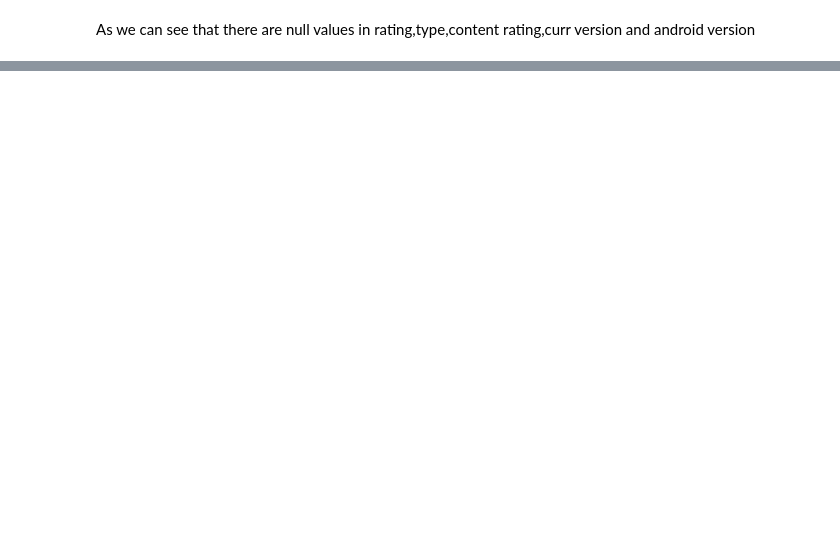
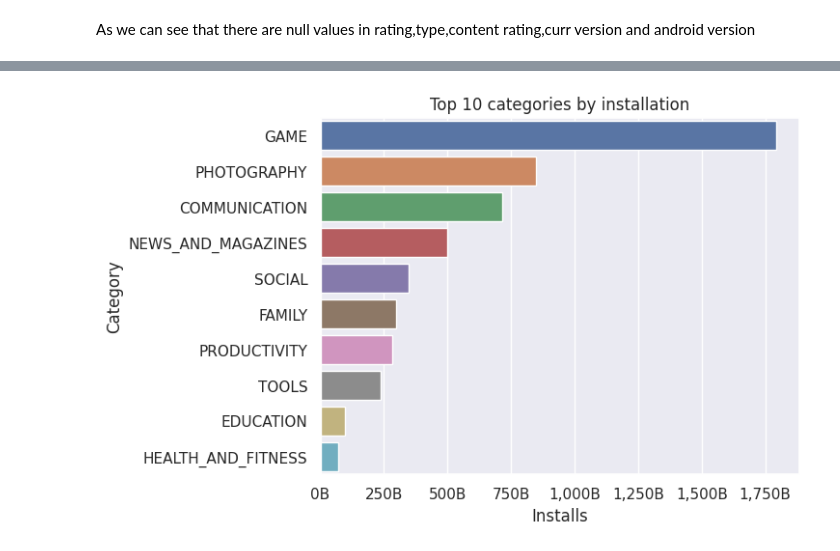
Before and after one commit to Sandykk2/Google_Playstore_EDA_Analysis, a Jupyter notebook: Shashank_EDA.ipynb, the cells around one changed output, grey strips where cells are left out. Drawn from its saved outputs; the diff is of its cells as text; code cells hidden in the pictures; blank space fills up the shorter version.

```diff
--- a/Shashank_EDA.ipynb
+++ b/Shashank_EDA.ipynb
@@ -106,0 +253,6 @@ rvw.info()
+# %%
+# first of all deal with null values for float type data type
+dta_st_2.dropna(subset=['Translated_Review'],inplace=True)
+dta_st_2.dropna(subset=['Sentiment'],inplace=True)
+dta_st_2['Sentiment_Polarity'].fillna(ds_2['Sentiment_Polarity'].mean,inplace=True)
+dta_st_2['Sentiment_Subjectivity'].fillna(ds_2['Sentiment_Subjectivity'].mean,inplace=True)
@@ -106,0 +284,4 @@ rvw.info()
+# %%
+merge_df= pd.merge(dta_st_1,dta_st_2,how='inner',on ='App')
+merge_df
+# finally we remove the mull values and merge the dataset
@@ -106,0 +345,4 @@ rvw.info()
+# %%
+merge_df['Category'] = merge_df['Category'].astype(str)
+merge_df['Category'] = merge_df['Category'].str.strip()
+print(merge_df['Category'].isnull().sum())
@@ -106,0 +383,5 @@ rvw.info()
+# %%
+# data cleaning of Installs column
+merge_df.Installs=merge_df.Installs.apply(lambda x : x.replace(',','') if ',' in x else x)
+merge_df.Installs=merge_df.Installs.apply(lambda x : x.replace('+','') if '+' in x else x)
+merge_df.Installs=merge_df.Installs.astype(int)
@@ -106,0 +414,12 @@ rvw.info()
+# %%
+top10_category=merge_df.groupby(['Category']).agg({'Installs':np.sum}).sort_values('Installs',ascending=False)[:10]
+top10_category.sort_values('Installs',ascending=False)
+# Top 10 categories by installation
+sns.set(style='darkgrid')
+a=sns.barplot(y=top10_category.index,x='Installs',data=top10_category,orient='h')
+xlabels = ['{:,.0f}'.format(x) + 'B' for x in a.get_xticks()/1000000000]
+a.set_xticklabels(xlabels)
+plt.title('Top 10 categories by installation')
+plt.show()
+# %% [output]
+[figure, added]
```
Also changed, not shown: parts of 40 cells of this notebook.
